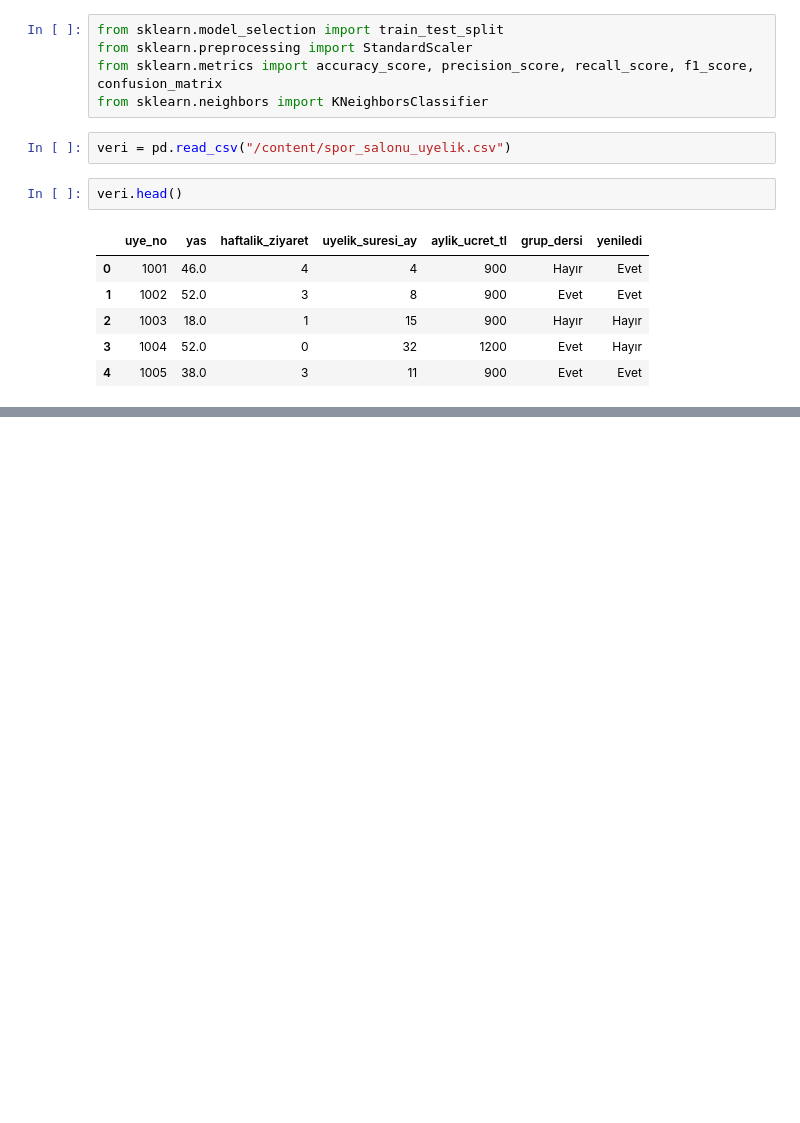
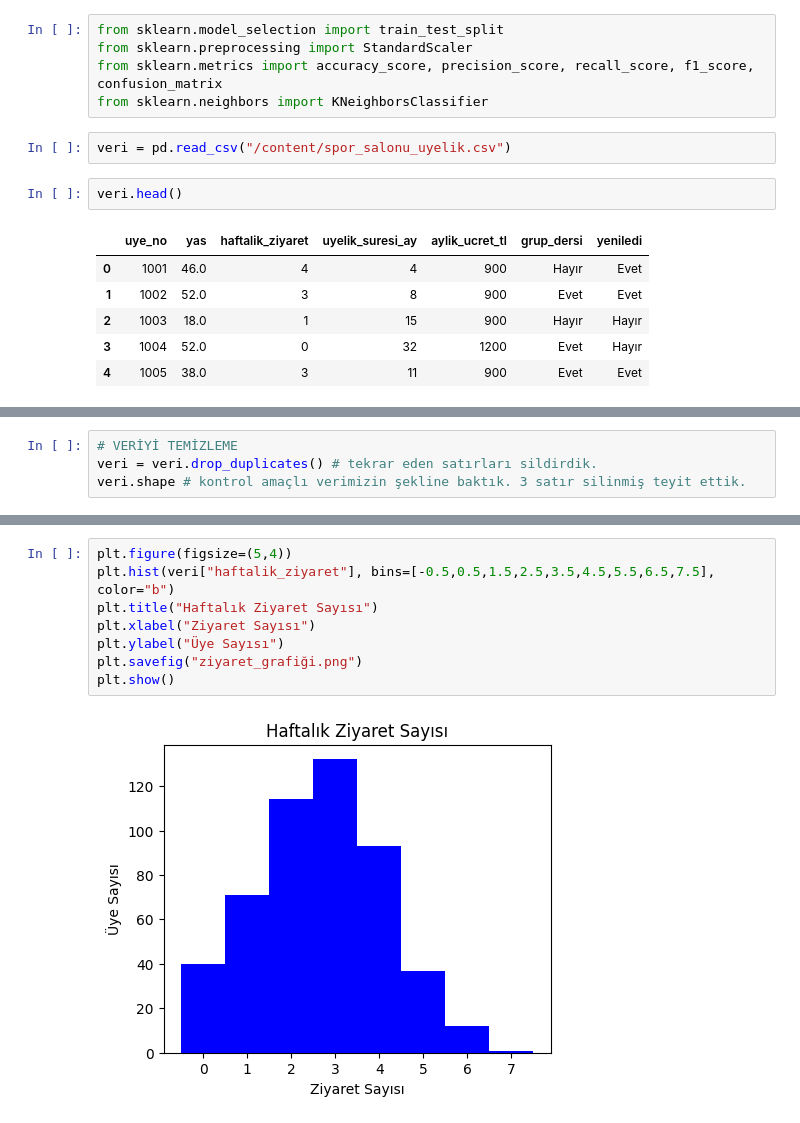
Before and after one commit to europecodingschool/ECS---VB---YZ---08.26, a Jupyter notebook: VB_YZ_Ders_13_.ipynb, the cells around one changed output, grey strips where cells are left out. Saved outputs shown, nothing was run; the diff lists cells and outputs as text; blank space fills up the shorter version.

```diff
--- a/VB_YZ_Ders_13_.ipynb
+++ b/VB_YZ_Ders_13_.ipynb
@@ -23,0 +83,4 @@ veri.head()
+# %%
+# VERİYİ TEMİZLEME
+veri = veri.drop_duplicates() # tekrar eden satırları sildirdik.
+veri.shape # kontrol amaçlı verimizin şekline baktık. 3 satır silinmiş teyit ettik.
@@ -23,0 +153,10 @@ veri.head()
+# %%
+plt.figure(figsize=(5,4))
+plt.hist(veri["haftalik_ziyaret"], bins=[-0.5,0.5,1.5,2.5,3.5,4.5,5.5,6.5,7.5], color="b")
+plt.title("Haftalık Ziyaret Sayısı")
+plt.xlabel("Ziyaret Sayısı")
+plt.ylabel("Üye Sayısı")
+plt.savefig("ziyaret_grafiği.png")
+plt.show()
+# %% [output]
+[figure, added]
```
Also changed, not shown: parts of 14 cells of this notebook.
